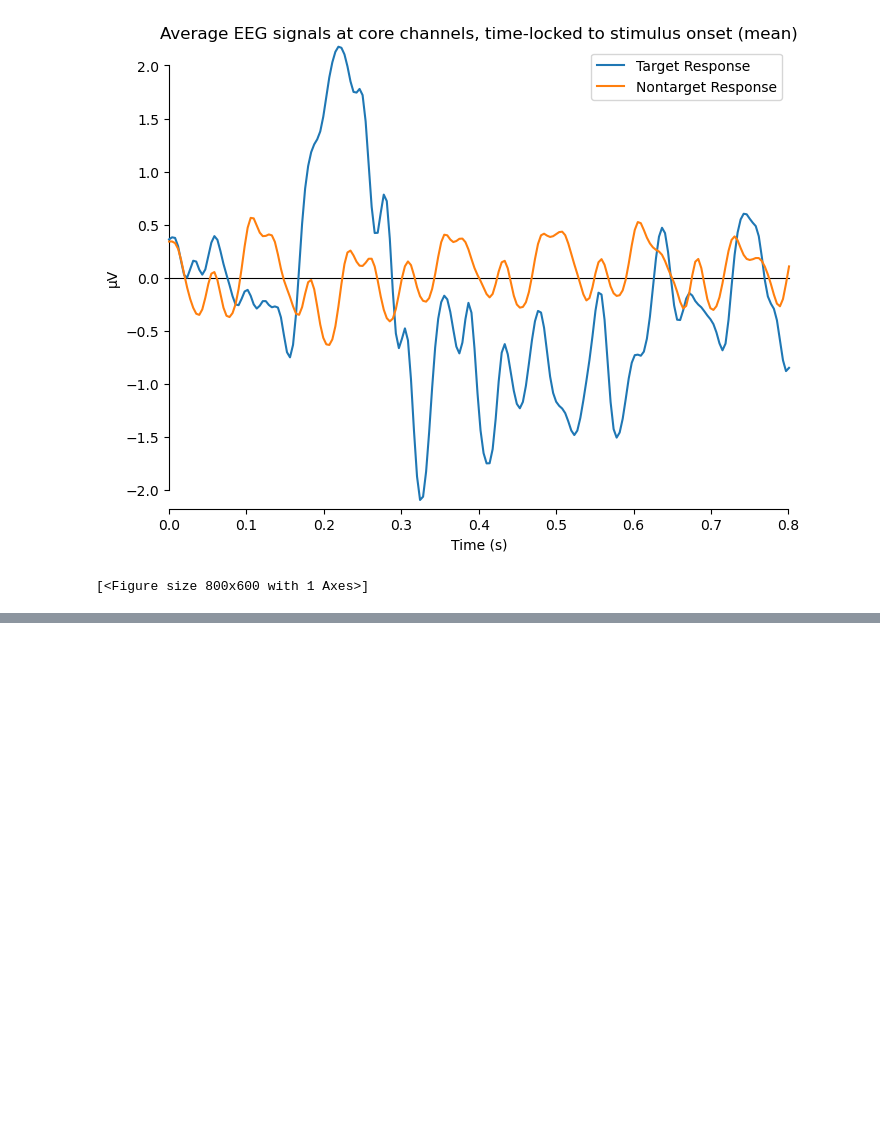
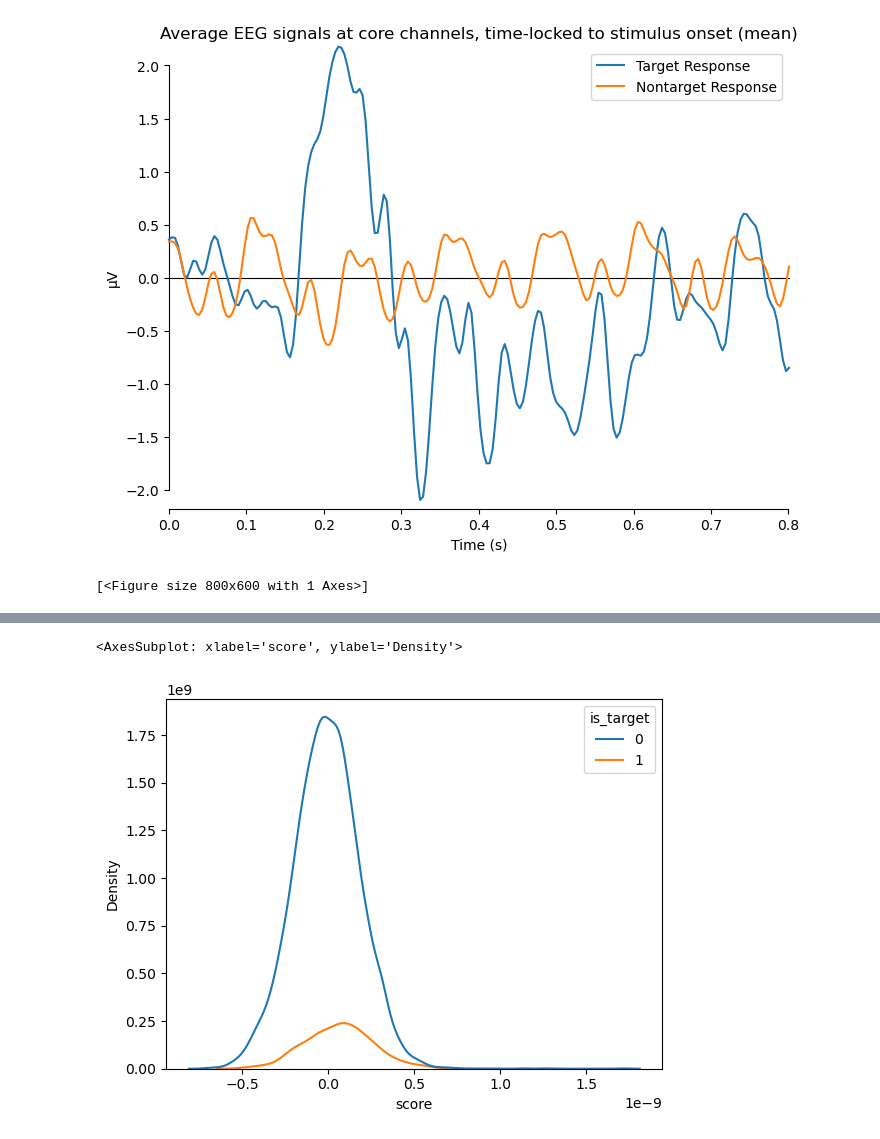
Before and after one commit to zs144/P300-BCI, a Jupyter notebook: Task4/toy_classifier/draft.ipynb, the cells around one changed output, grey strips where cells are left out. Saved outputs shown, nothing was run; the diff lists cells and outputs as text; code cells hidden in the pictures; blank space fills up the shorter version.

```diff
--- a/Task4/toy_classifier/draft.ipynb
+++ b/Task4/toy_classifier/draft.ipynb
@@ -198,0 +245,5 @@ combining channels using "mean"
+# %%
+train_features = np.concatenate((target_set, non_target_set), axis=0)
+target_response = np.ones(target_set.shape[0])
+non_target_response = np.zeros(non_target_set.shape[0])
+train_response = np.concatenate((target_response, non_target_response), axis=0)
@@ -198,0 +287,3 @@ combining channels using "mean"
+# %%
+test_file = '../data/RC/Test/A01_SE001RC_Test06.edf'
+test_epochs = get_core_epochs(test_file)
@@ -198,0 +344,12 @@ combining channels using "mean"
+# %%
+from sklearn.linear_model import LogisticRegression
+
+lgt_clf = LogisticRegression()
+lgt_clf.fit(X=train_features, y=train_response)
+lgt_scores = np.dot(test_features, lgt_clf.coef_.T)
+lgt_scores = pd.DataFrame(lgt_scores, columns=['score'])
+lgt_scores['is_target'] = test_response.astype('int')
+sns.kdeplot(data=lgt_scores, x='score', hue='is_target')
+# %% [output]
+<AxesSubplot: xlabel='score', ylabel='Density'>
+[figure, added]
```
Also changed, not shown: parts of 19 cells of this notebook, 1 other file.
